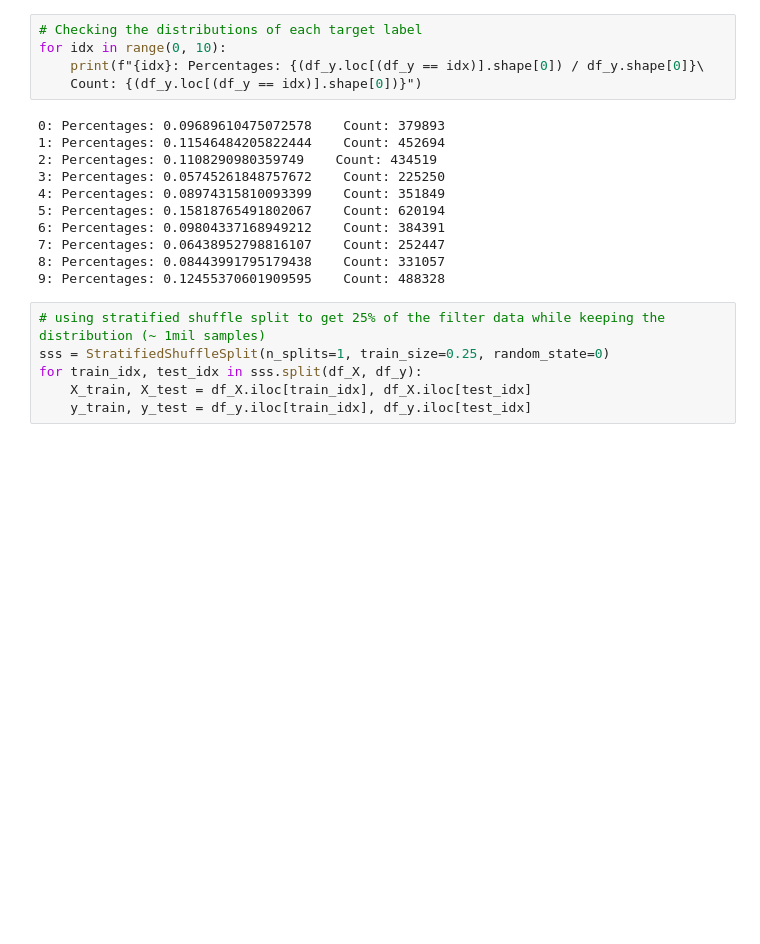
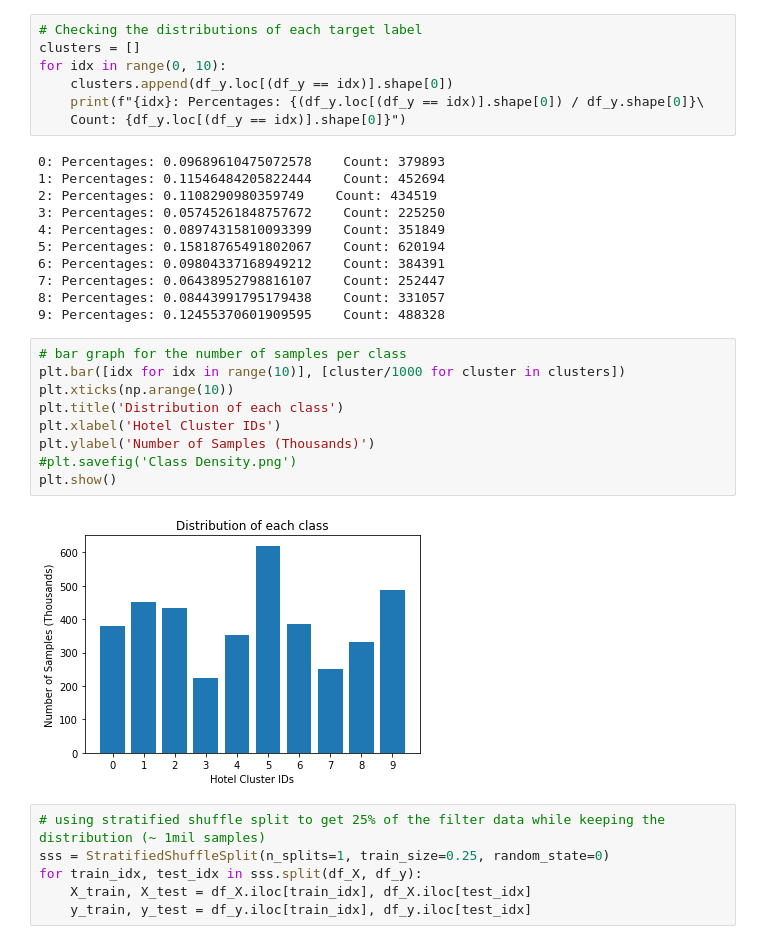
Before and after one commit to dillon-quan/ml_expedia, a Jupyter notebook: reduced_data_RF_train_1mil.ipynb, the cells around one changed output. Drawn from its saved outputs; the diff is of its cells as text; blank space fills up the shorter version.

```diff
--- a/reduced_data_RF_train_1mil.ipynb
+++ b/reduced_data_RF_train_1mil.ipynb
@@ -75,8 +53,10 @@ df_y = df_red['hotel_cluster']
 # %%
 # Checking the distributions of each target label
+clusters = []
 for idx in range(0, 10):
+    clusters.append(df_y.loc[(df_y == idx)].shape[0])
     print(f"{idx}: Percentages: {(df_y.loc[(df_y == idx)].shape[0]) / df_y.shape[0]}\
-    Count: {(df_y.loc[(df_y == idx)].shape[0])}")
+    Count: {df_y.loc[(df_y == idx)].shape[0]}")
 # %% [output]
 0: Percentages: 0.09689610475072578    Count: 379893
 1: Percentages: 0.11546484205822444    Count: 452694
@@ -88,6 +68,17 @@ for idx in range(0, 10):
 7: Percentages: 0.06438952798816107    Count: 252447
 8: Percentages: 0.08443991795179438    Count: 331057
 9: Percentages: 0.12455370601909595    Count: 488328
+# %%
+# bar graph for the number of samples per class
+plt.bar([idx for idx in range(10)], [cluster/1000 for cluster in clusters])
+plt.xticks(np.arange(10))
+plt.title('Distribution of each class')
+plt.xlabel('Hotel Cluster IDs')
+plt.ylabel('Number of Samples (Thousands)')
+#plt.savefig('Class Density.png')
+plt.show()
+# %% [output]
+[figure, added]
 # %%
 # using stratified shuffle split to get 25% of the filter data while keeping the distribution (~ 1mil samples)
 sss = StratifiedShuffleSplit(n_splits=1, train_size=0.25, random_state=0)
```
Also changed, not shown: parts of 43 cells of this notebook.
